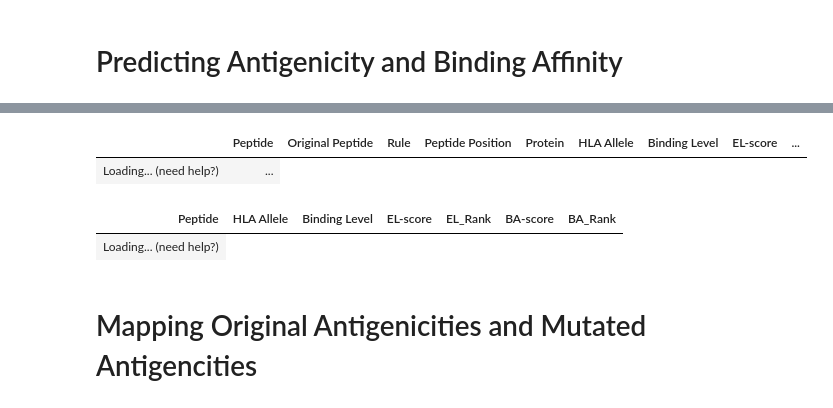
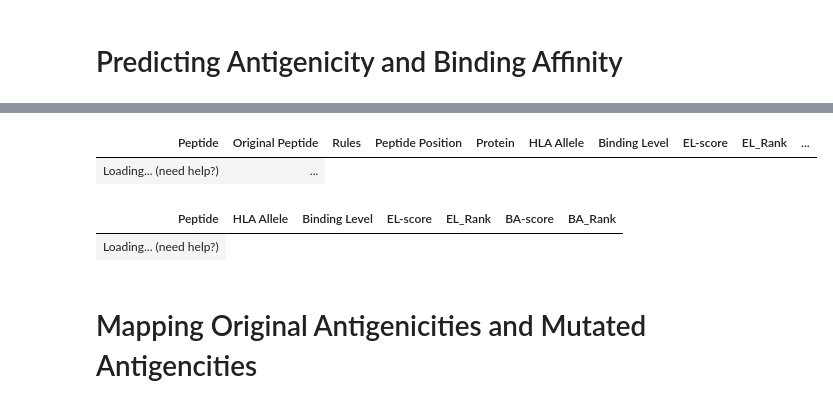
Before and after one commit to RealYHD/BCB430, a Jupyter notebook: Effects of DRM Mutations on Epitope Antigenicity.ipynb, the cells around one changed output, grey strips where cells are left out. Saved outputs shown, nothing was run; the diff lists cells and outputs as text; code cells hidden in the pictures.

Commit message:
Added ability to select epitopes from junction epitopes.
Changed some names of columns.

Added a simple graphic.

```diff
--- a/Effects of DRM Mutations on Epitope Antigenicity.ipynb
+++ b/Effects of DRM Mutations on Epitope Antigenicity.ipynb
@@ -127,14 +140,14 @@ epitope_drug_target_proteins = {
     "Integrase": "Integrase",
     "p24": "Capsid",
     "Protease": "Protease",
-    "RT": "RT"
+    "RT": "RT",
 }
 protein_epitopes = {}
 
 for epitope_protein in epitope_proteins:
     epitopes = pd.read_csv(f"./Data/Human HIV CTL {epitope_protein} Epitopes.csv")
-    epitopes = epitopes.drop( # Removes large, un-needed columns
-        labels = [
+    epitopes = epitopes.drop(  # Removes large, un-needed columns
+        labels=[
             "Epitope name",
             "Author location",
             "Vaccine strain",
@@ -143,11 +156,11 @@ for epitope_protein in epitope_proteins:
             "Keywords",
             "Reference",
             "Patient HLA",
-            "Species" # We know all data sampled from Humans
+            "Species",  # We know all data sampled from Humans
         ],
-        axis="columns"
+        axis="columns",
     )
-    epitopes = epitopes.dropna(subset = ["Epitope"])
+    epitopes = epitopes.dropna(subset=["Epitope"])
     # epitopes["Epitope"] = epitopes["Epitope"].map() # Synthetic epitopes treated as normal epitopes.
     epitopes = epitopes.drop_duplicates(subset="Epitope")
     protein_epitopes[epitope_protein] = epitopes
@@ -332,0 +430,8 @@ generate_epitopes(original_epitope="DTGADDTVLEEMNLPGRW", epitope_bounds=(81, 98)
+# %%
+def select_junction(junction_peptide: str, bounds: tuple[int, int]):
+    peptides = junction_peptide.split("+")
+    for peptide in peptides:
+        if len(peptide) == bounds[1] - bounds[0] + 1:
+            return peptide
+
+select_junction("ABCDEF+DEF", (1, 6))
@@ -337,7 +444,7 @@ unmutated_antigenicity_table = None
 antigenicity_cache_path = "Cache/antigenicity.pickle"
 if path.isfile(antigenicity_cache_path):
     print("Loading from cache...")
-    with open(antigenicity_cache_path, 'rb') as handle:
+    with open(antigenicity_cache_path, "rb") as handle:
         antigenicity_table, unmutated_antigenicity_table = pickle.load(handle)
 else:
     process_log = []
@@ -348,38 +455,67 @@ else:
         drug_target = epitope_drug_target_proteins[epitope_protein]
         region_alias = epitope_protein_region_alias[epitope_protein]
         if drug_target not in epitope_mutation_map:
-            process_log.append(f"Skipping \"{drug_target}\".")
+            process_log.append(f'Skipping "{drug_target}".')
             continue
         regex = rf"{region_alias}\((\d+)-(\d+)\)"
         epitopes = list(epitopes_table[["Epitope", "HXB2 location"]].itertuples())
-        epitopes = epitopes[:min(max_per_epitope, len(epitopes))] if max_per_epitope != 0 else epitopes
+        epitopes = (
+            epitopes[: min(max_per_epitope, len(epitopes))]
+            if max_per_epitope != 0
+            else epitopes
+        )
         for index, epitope, location_str in tqdm(epitopes, desc=f"{epitope_protein}"):
             location_match = re.search(regex, location_str)
             start = int(location_match.group(1))
             end = int(location_match.group(2))
             if (end - start + 1) != len(epitope):
-                process_log.append(f"Epitope \"{epitope}\" of {drug_target} has length {len(epitope)}. Database indicates it starts at {start} and ends at {end} with length of {end - start + 1} ({end - start + 1} != {len(epitope)}). It will be skipped.")
-                continue
+                if "+" in epitope:
+                    selected_epitope = select_junction(epitope, (start, end))
+                    process_log.append(f"Removing junction from {epitope} and selecting {selected_epitope} for drug target {drug_target}.")
+                    epitope = selected_epitope
+                else:
+                    process_log.append(
+                        f'Epitope "{epitope}" of {drug_target} has length {len(epitope)}. Database indicates it starts at {start} and ends at {end} with length of {end - start + 1} ({end - start + 1} != {len(epitope)}). It will be skipped.'
+                    )
+                    continue
             epitopes_to_test = []
             corresponding_mutations = []
             reversed_mutations = []
             unmutated_epitopes_to_test.append(epitope)
-            # TODO Change this to recursive method of finding all permutations of a sequence
-            mutated_epitopes = generate_epitopes(original_epitope=epitope, epitope_bounds=(start, end), drug_target=drug_target)
+            mutated_epitopes, epitope_gen_log = generate_epitopes(
+                original_epitope=epitope,
+                epitope_bounds=(start, end),
+                drug_target=drug_target,
+            )
+            process_log.extend(epitope_gen_log)
             for mutated_epitope, mutations in mutated_epitopes:
                 epitopes_to_test.append(mutated_epitope)
                 corresponding_mutations.append(mutations)
             if len(epitopes_to_test) > 1:
                 for hla_allele in hla_alleles:
-                    protein_epitope_antigenicities = predict_antigenicity(epitopes_to_test, hla_alleles=[hla_allele])
-                    protein_epitope_antigenicities.insert(loc=1, column="Original Peptide", value=epitope)
-                    protein_epitope_antigenicities.insert(loc=2, column="Rules", value=corresponding_mutations)
-                    protein_epitope_antigenicities.insert(loc=3, column="Peptide Position", value=[(start, end)] * len(epitopes_to_test))
-                    protein_epitope_antigenicities.insert(loc=4, column="Protein", value=epitope_protein)
+                    protein_epitope_antigenicities = predict_antigenicity(
+                        epitopes_to_test, hla_alleles=[hla_allele]
+                    )
+                    protein_epitope_antigenicities.insert(
+                        loc=1, column="Original Peptide", value=epitope
+                    )
+                    protein_epitope_antigenicities.insert(
+                        loc=2, column="Rules", value=corresponding_mutations
+                    )
+                    protein_epitope_antigenicities.insert(
+                        loc=3,
+                        column="Peptide Position",
+                        value=[(start, end)] * len(epitopes_to_test),
+                    )
+                    protein_epitope_antigenicities.insert(
+                        loc=4, column="Protein", value=epitope_protein
+                    )
                     antigenicity_table.append(protein_epitope_antigenicities)
-    antigenicity_table = pd.concat(antigenicity_table)
-    unmutated_antigenicity_table = predict_antigenicity(unmutated_epitopes_to_test, hla_alleles=hla_alleles)
-    with open(antigenicity_cache_path, 'wb') as handle:
+    antigenicity_table = pd.concat(antigenicity_table, ignore_index=True)
+    unmutated_antigenicity_table = predict_antigenicity(
+        unmutated_epitopes_to_test, hla_alleles=hla_alleles
+    )
+    with open(antigenicity_cache_path, "wb") as handle:
         print("Saving to cache...")
         pickle.dump((antigenicity_table, unmutated_antigenicity_table), handle)
     print("\n".join(process_log))
@@ -393,4 +527,4 @@ Skipping "Capsid".
-|  | Peptide | Original Peptide | Rule | Peptide Position | Protein | HLA Allele | Binding Level | EL-score | ... |
+| Peptide | Original Peptide | Rules | Peptide Position | Protein | HLA Allele | Binding Level | EL-score | EL_Rank | ... |
 | Loading... (need help?) | ... |
 | Peptide | HLA Allele | Binding Level | EL-score | EL_Rank | BA-score | BA_Rank |
 | Loading... (need help?) |
```
Also changed, not shown: parts of 15 cells of this notebook, 2 other files.
